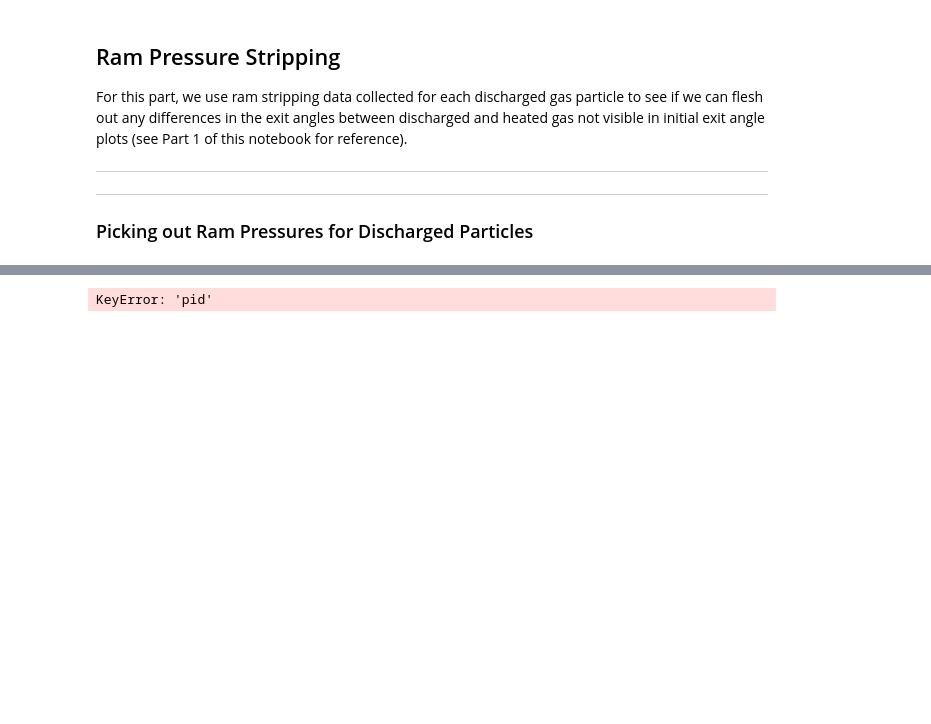
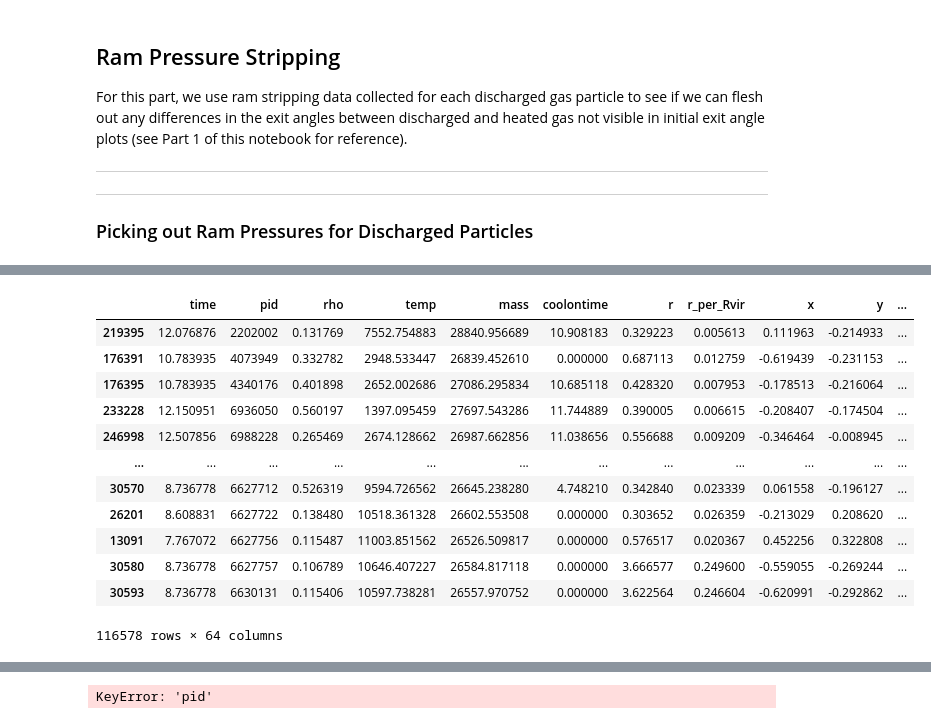
Before and after one commit to leoglonz/Astro_map, a Jupyter notebook: StellarFeedback_p3.ipynb, the cells around one changed output, grey strips where cells are left out. Cells and saved outputs as stored; diff of their text form; code cells hidden in the pictures; blank space fills up the shorter version.

```diff
--- a/StellarFeedback_p3.ipynb
+++ b/StellarFeedback_p3.ipynb
@@ -84,0 +158,16 @@ KeyError: 'time'
+# %%
+accreted
+# %% [output]
+|  | time | pid | rho | temp | mass | coolontime | r | r_per_Rvir | x | y | ... |
+| 219395 | 12.076876 | 2202002 | 0.131769 | 7552.754883 | 28840.956689 | 10.908183 | 0.329223 | 0.005613 | 0.111963 | -0.214933 | ... |
+| 176391 | 10.783935 | 4073949 | 0.332782 | 2948.533447 | 26839.452610 | 0.000000 | 0.687113 | 0.012759 | -0.619439 | -0.231153 | ... |
+| 176395 | 10.783935 | 4340176 | 0.401898 | 2652.002686 | 27086.295834 | 10.685118 | 0.428320 | 0.007953 | -0.178513 | -0.216064 | ... |
+| 233228 | 12.150951 | 6936050 | 0.560197 | 1397.095459 | 27697.543286 | 11.744889 | 0.390005 | 0.006615 | -0.208407 | -0.174504 | ... |
+| 246998 | 12.507856 | 6988228 | 0.265469 | 2674.128662 | 26987.662856 | 11.038656 | 0.556688 | 0.009209 | -0.346464 | -0.008945 | ... |
+| ... | ... | ... | ... | ... | ... | ... | ... | ... | ... | ... | ... |
+| 30570 | 8.736778 | 6627712 | 0.526319 | 9594.726562 | 26645.238280 | 4.748210 | 0.342840 | 0.023339 | 0.061558 | -0.196127 | ... |
+| 26201 | 8.608831 | 6627722 | 0.138480 | 10518.361328 | 26602.553508 | 0.000000 | 0.303652 | 0.026359 | -0.213029 | 0.208620 | ... |
+| 13091 | 7.767072 | 6627756 | 0.115487 | 11003.851562 | 26526.509817 | 0.000000 | 0.576517 | 0.020367 | 0.452256 | 0.322808 | ... |
+| 30580 | 8.736778 | 6627757 | 0.106789 | 10646.407227 | 26584.817118 | 0.000000 | 3.666577 | 0.249600 | -0.559055 | -0.269244 | ... |
+| 30593 | 8.736778 | 6630131 | 0.115406 | 10597.738281 | 26557.970752 | 0.000000 | 3.622564 | 0.246604 | -0.620991 | -0.292862 | ... |
+116578 rows × 64 columns
```
Also changed, not shown: parts of 13 cells of this notebook, 4 other files.
